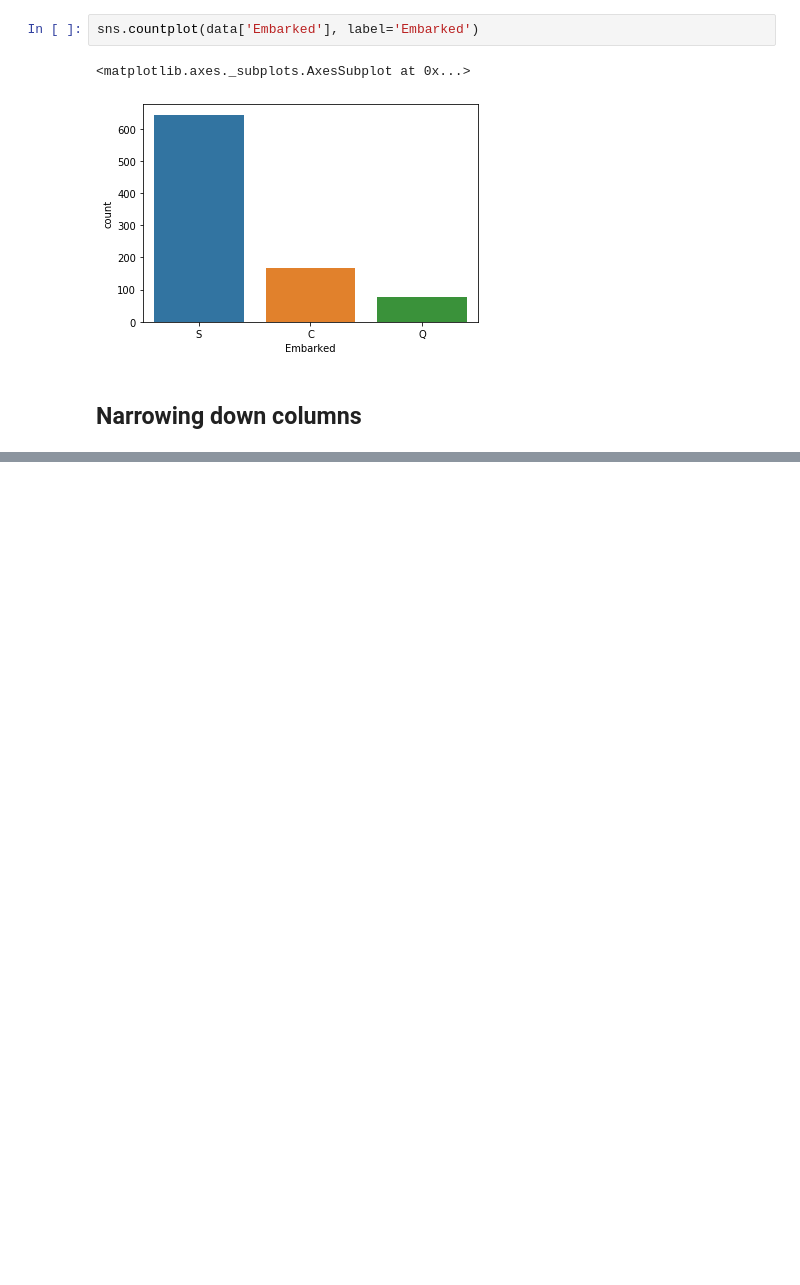
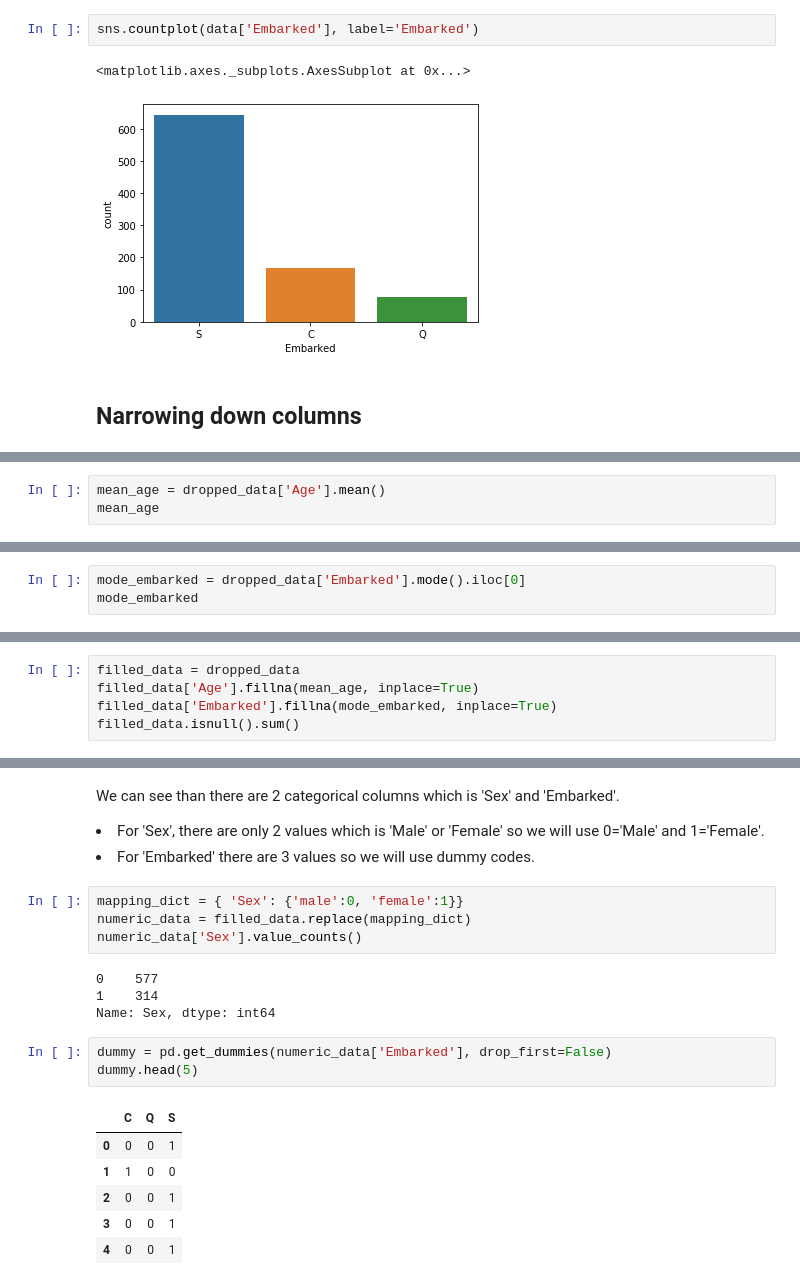
Before and after one commit to Melvinmcrn/DataScience, a Jupyter notebook: Activity5_DataPrep/Activity5_DataPrep.ipynb, the cells around one changed output, grey strips where cells are left out. Saved outputs shown, nothing was run; the diff lists cells and outputs as text; blank space fills up the shorter version.

Commit message:
Done until change cat to numeric

```diff
--- a/Activity5_DataPrep/Activity5_DataPrep.ipynb
+++ b/Activity5_DataPrep/Activity5_DataPrep.ipynb
@@ -157,0 +182,3 @@ Name: Fare, Length: 248, dtype: int64
+# %%
+mean_age = dropped_data['Age'].mean()
+mean_age
@@ -157,0 +187,3 @@ Name: Fare, Length: 248, dtype: int64
+# %%
+mode_embarked = dropped_data['Embarked'].mode().iloc[0]
+mode_embarked
@@ -157,0 +192,5 @@ Name: Fare, Length: 248, dtype: int64
+# %%
+filled_data = dropped_data
+filled_data['Age'].fillna(mean_age, inplace=True)
+filled_data['Embarked'].fillna(mode_embarked, inplace=True)
+filled_data.isnull().sum()
@@ -157,0 +225,22 @@ Name: Fare, Length: 248, dtype: int64
+# %% [markdown]
+We can see than there are 2 categorical columns which is 'Sex' and 'Embarked'.<br>
+<li>For 'Sex', there are only 2 values which is 'Male' or 'Female' so we will use 0='Male' and 1='Female'.<br>
+<li>For 'Embarked' there are 3 values so we will use dummy codes.
+# %%
+mapping_dict = { 'Sex': {'male':0, 'female':1}}
+numeric_data = filled_data.replace(mapping_dict)
+numeric_data['Sex'].value_counts()
+# %% [output]
+0    577
+1    314
+Name: Sex, dtype: int64
+# %%
+dummy = pd.get_dummies(numeric_data['Embarked'], drop_first=False)
+dummy.head(5)
+# %% [output]
+|  | C | Q | S |
+| 0 | 0 | 0 | 1 |
+| 1 | 1 | 0 | 0 |
+| 2 | 0 | 0 | 1 |
+| 3 | 0 | 0 | 1 |
+| 4 | 0 | 0 | 1 |
```
Also changed, not shown: parts of 17 cells of this notebook.
